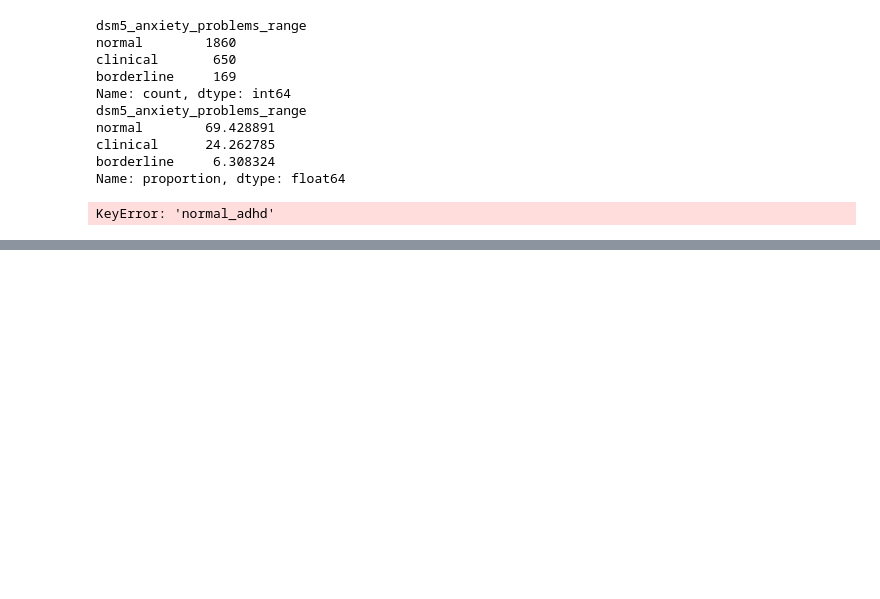
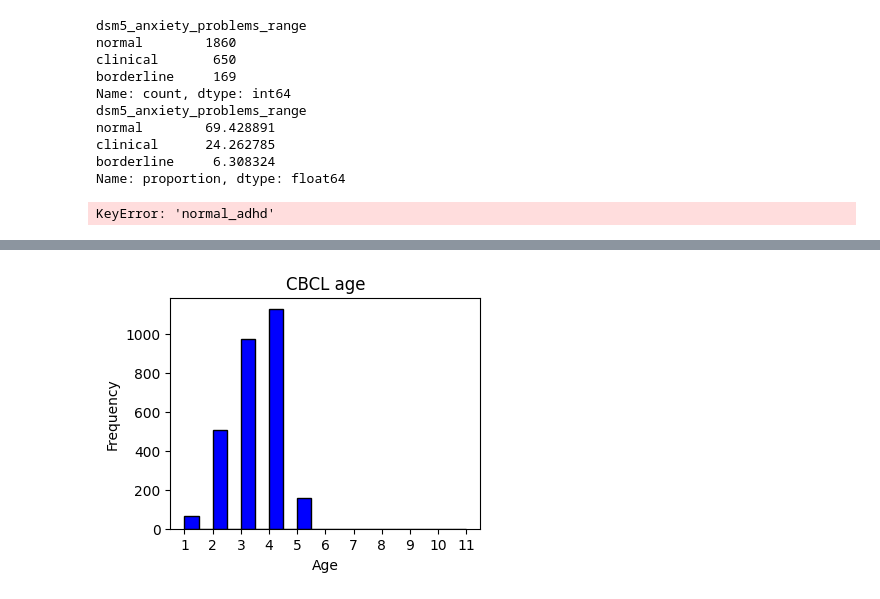
Before and after one commit to nim-m/ML_prep, a Jupyter notebook: eda.ipynb, the cells around one changed output, grey strips where cells are left out. Cells and saved outputs as stored; diff of their text form; code cells hidden in the pictures; blank space fills up the shorter version.

```diff
--- a/eda.ipynb
+++ b/eda.ipynb
@@ -323,0 +380,14 @@ KeyError: 'normal_adhd'
+# %%
+plt.figure(figsize=(4, 3))
+plt.hist(cbcl['age_at_eval_years'], bins=20, color='blue', edgecolor='black')
+
+# Add labels and title
+plt.xlabel('Age')
+plt.ylabel('Frequency')
+plt.title('CBCL age')
+plt.xticks(range(min(cbcl['age_at_eval_years']), max(cbcl['age_at_eval_years']) + 1, 1))
+
+# Show the plot
+plt.show()
+# %% [output]
+[figure, added]
```
Also changed, not shown: parts of 28 cells of this notebook.
